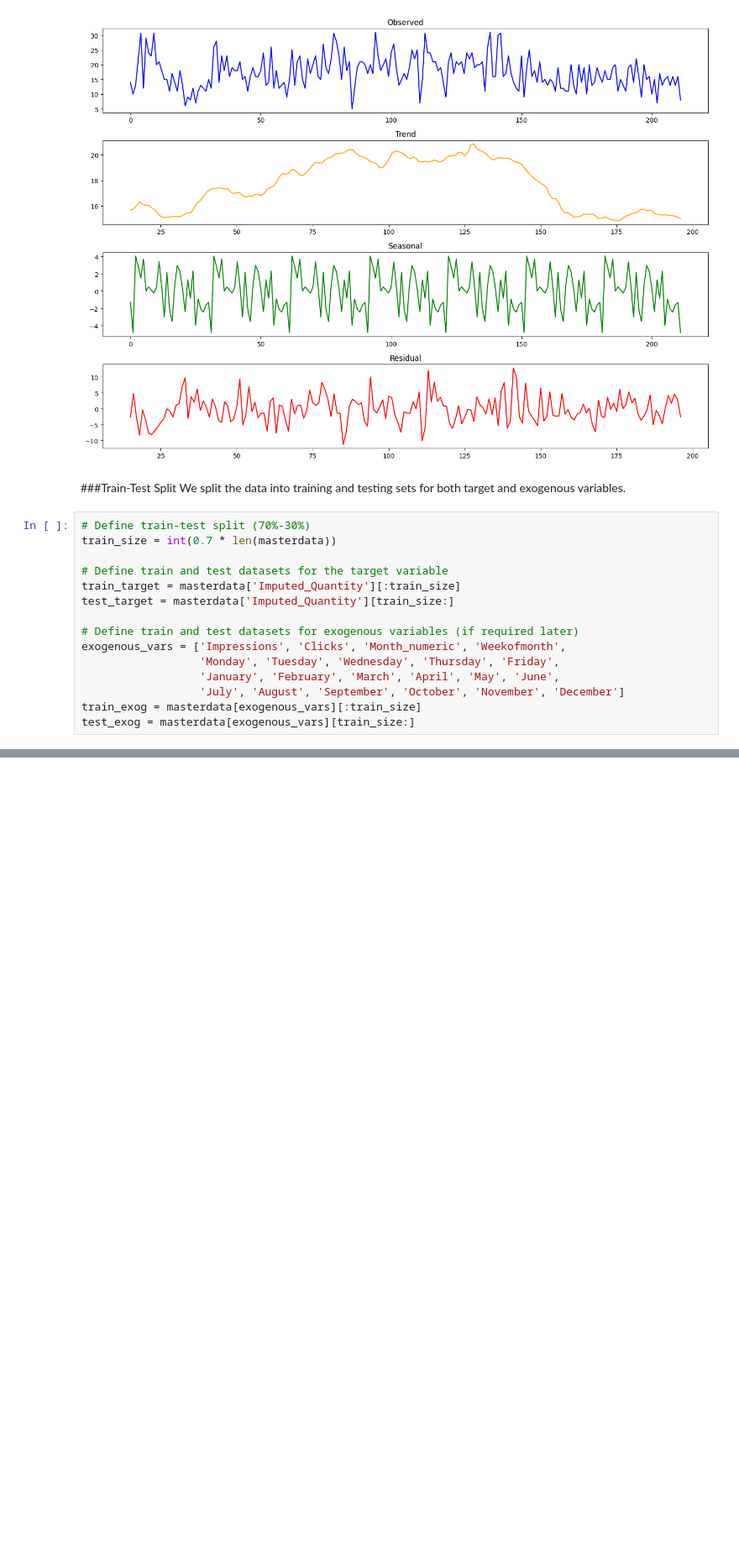
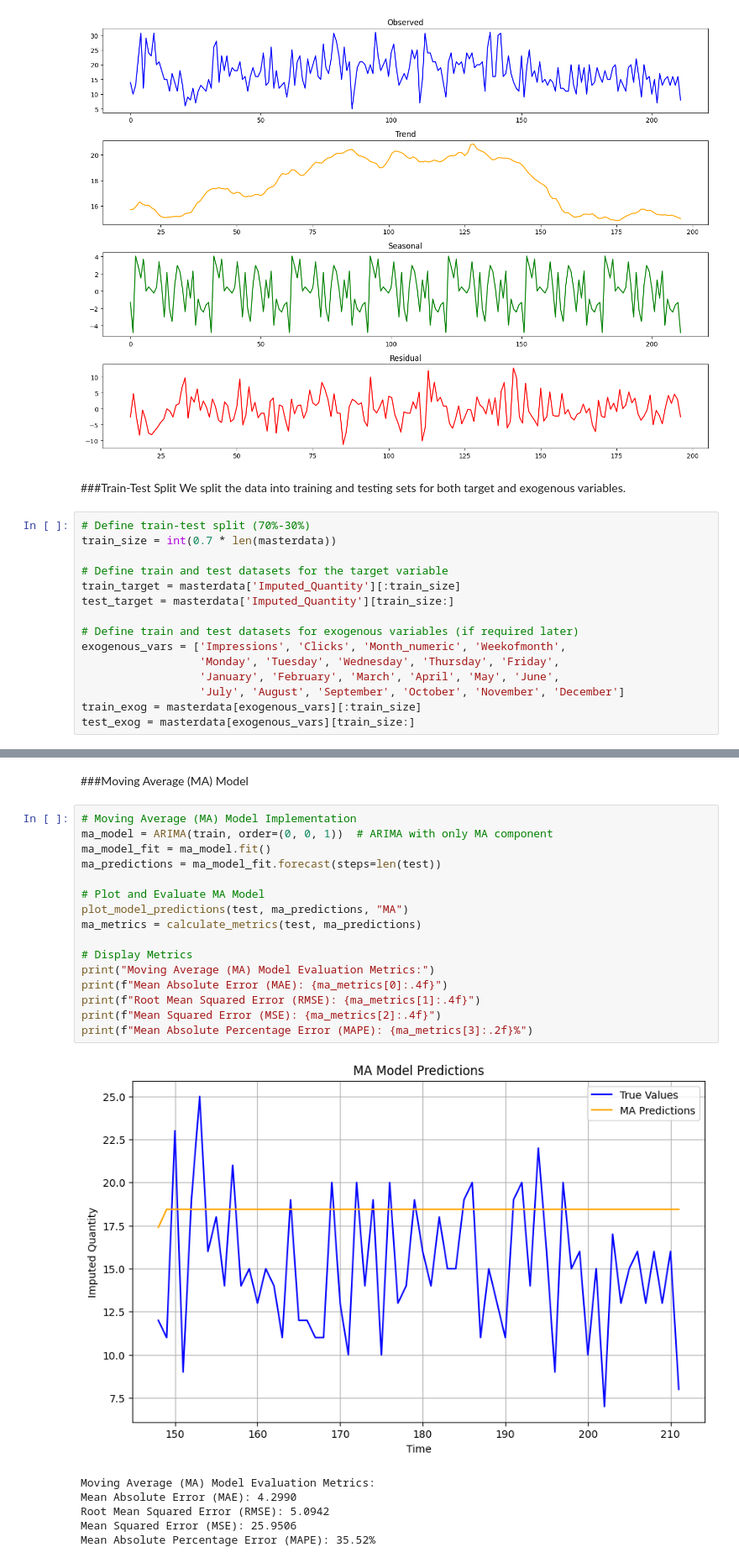
Before and after one commit to Saket22-CS/Saket-Infosys-Nov24, a Jupyter notebook: FutureCart_Infosys.ipynb, the cells around one changed output, grey strips where cells are left out. Shown at 84% size. Saved outputs shown, nothing was run; the diff lists cells and outputs as text; blank space fills up the shorter version.

```diff
--- a/FutureCart_Infosys.ipynb
+++ b/FutureCart_Infosys.ipynb
@@ -1147,0 +1243,25 @@ test_exog = masterdata[exogenous_vars][train_size:]
+# %% [markdown]
+###Moving Average (MA) Model
+# %%
+# Moving Average (MA) Model Implementation
+ma_model = ARIMA(train, order=(0, 0, 1))  # ARIMA with only MA component
+ma_model_fit = ma_model.fit()
+ma_predictions = ma_model_fit.forecast(steps=len(test))
+
+# Plot and Evaluate MA Model
+plot_model_predictions(test, ma_predictions, "MA")
+ma_metrics = calculate_metrics(test, ma_predictions)
+
+# Display Metrics
+print("Moving Average (MA) Model Evaluation Metrics:")
+print(f"Mean Absolute Error (MAE): {ma_metrics[0]:.4f}")
+print(f"Root Mean Squared Error (RMSE): {ma_metrics[1]:.4f}")
+print(f"Mean Squared Error (MSE): {ma_metrics[2]:.4f}")
+print(f"Mean Absolute Percentage Error (MAPE): {ma_metrics[3]:.2f}%")
+# %% [output]
+[figure, added]
+Moving Average (MA) Model Evaluation Metrics:
+Mean Absolute Error (MAE): 4.2990
+Root Mean Squared Error (RMSE): 5.0942
+Mean Squared Error (MSE): 25.9506
+Mean Absolute Percentage Error (MAPE): 35.52%
```
Also changed, not shown: parts of 55 cells of this notebook.
